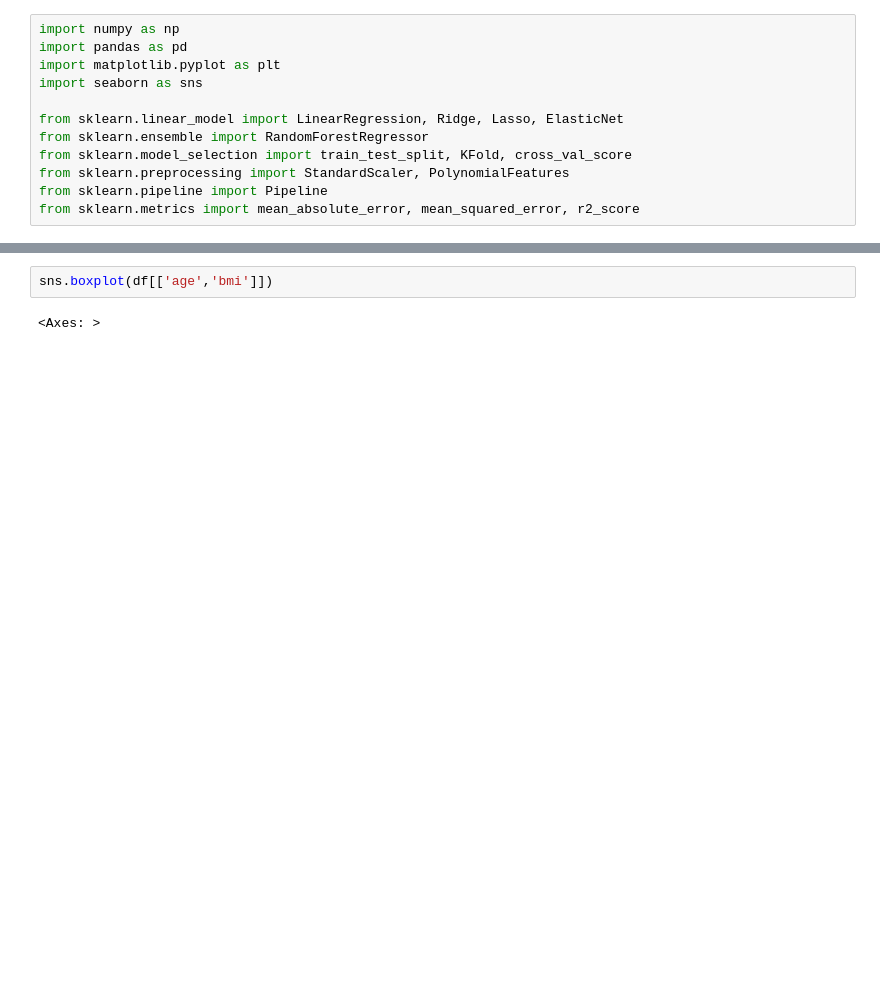
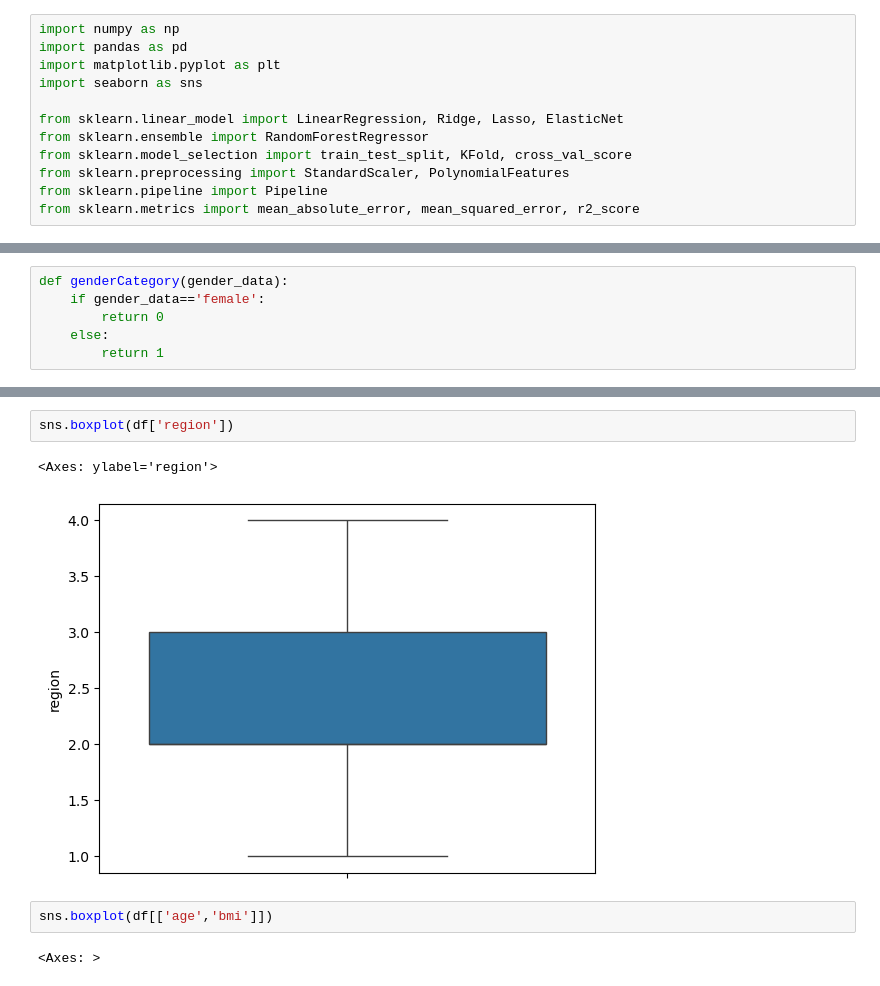
Before and after one commit to debiyani/Insurance-Project-ML, a Jupyter notebook: regression.ipynb, the cells around one changed output, grey strips where cells are left out. Cells and saved outputs as stored; diff of their text form; blank space fills up the shorter version.

```diff
--- a/regression.ipynb
+++ b/regression.ipynb
@@ -26,0 +33,6 @@ dtype: int64
+# %%
+def genderCategory(gender_data):
+    if gender_data=='female':
+        return 0
+    else:
+        return 1
@@ -27,3 +107,8 @@ dtype: int64
+# %%
+sns.boxplot(df['region'])
+# %% [output]
+<Axes: ylabel='region'>
+[figure, added]
 # %%
 sns.boxplot(df[['age','bmi']])
 # %% [output]
```
Also changed, not shown: parts of 29 cells of this notebook.
